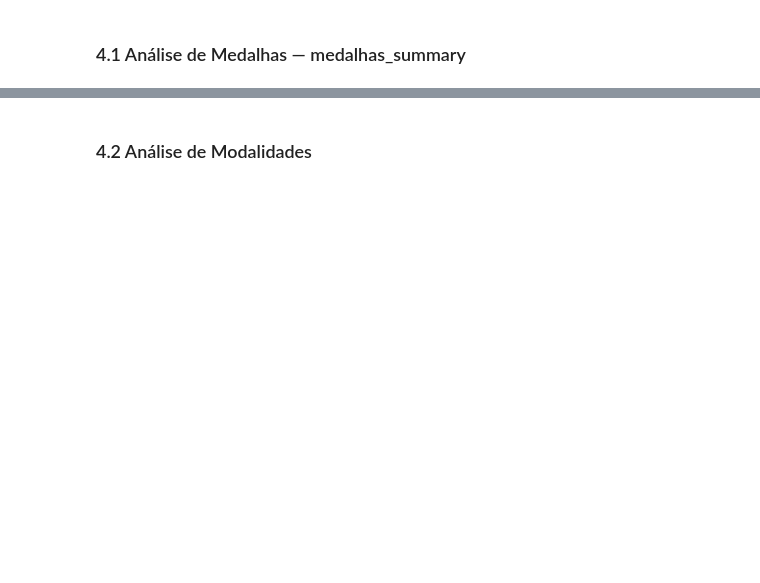
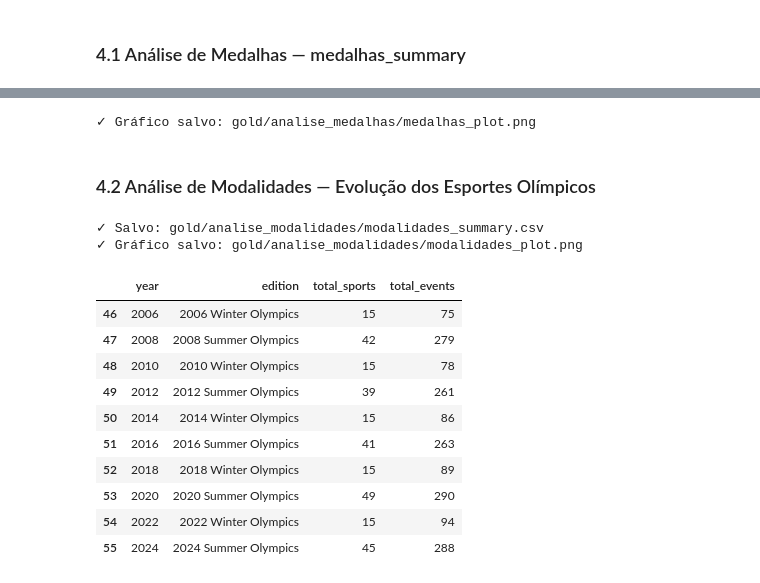
Before and after one commit to bergsantana/olympics_datalake, a Jupyter notebook: datalake_pipeline.ipynb, the cells around one changed output, grey strips where cells are left out. Saved outputs shown, nothing was run; the diff lists cells and outputs as text; code cells hidden in the pictures; blank space fills up the shorter version.

```diff
--- a/datalake_pipeline.ipynb
+++ b/datalake_pipeline.ipynb
@@ -551,25 +802,28 @@ medalhas_summary.head(15)
 # %%
-# Visualizacao: Top 15 paises
+# Visualização: Top 15 países por total de medalhas
 top15 = medalhas_summary.head(15).copy()
 
 fig, ax = plt.subplots(figsize=(14, 8))
+
 x = range(len(top15))
 width = 0.25
 
-ax.bar([i - width for i in x], top15['gold'], width, label='Ouro', color='#FFD700')
-ax.bar(x, top15['silver'], width, label='Prata', color='#C0C0C0')
-ax.bar([i + width for i in x], top15['bronze'], width, label='Bronze', color='#CD7F32')
+bars_gold = ax.bar([i - width for i in x], top15['gold'], width, label='Ouro', color='#FFD700')
+bars_silver = ax.bar(x, top15['silver'], width, label='Prata', color='#C0C0C0')
+bars_bronze = ax.bar([i + width for i in x], top15['bronze'], width, label='Bronze', color='#CD7F32')
 
-ax.set_xlabel('Pais', fontsize=12)
-ax.set_ylabel('Numero de Medalhas', fontsize=12)
-ax.set_title('Top 15 Paises - Medalhas Olimpicas (1896-2024)', fontsize=14, fontweight='bold')
+ax.set_xlabel('País', fontsize=12)
+ax.set_ylabel('Número de Medalhas', fontsize=12)
+ax.set_title('Top 15 Países — Medalhas Olímpicas (1896–2024)', fontsize=14, fontweight='bold')
 ax.set_xticks(x)
 ax.set_xticklabels(top15['country_noc'], rotation=45, ha='right')
 ax.legend()
 
 plt.tight_layout()
-plot_path = gold_medalhas_dir / 'medalhas_plot.png'
+plot_path = gold_medalhas_dir / "medalhas_plot.png"
 fig.savefig(plot_path, dpi=150, bbox_inches='tight')
-print(f'Grafico salvo: gold/analise_medalhas/medalhas_plot.png')
+print(f"✓ Gráfico salvo: gold/analise_medalhas/medalhas_plot.png")
 plt.show()
+# %% [output]
+✓ Gráfico salvo: gold/analise_medalhas/medalhas_plot.png
 # %%
@@ -602,33 +856,51 @@ print('Metadata analise medalhas salvo.')
 # %% [markdown]
-### 4.2 Análise de Modalidades
+### 4.2 Análise de Modalidades — Evolução dos Esportes Olímpicos
 # %%
-gold_mod_dir = GOLD_DIR / 'analise_modalidades'
+# Número de esportes e eventos por edição
+gold_mod_dir = GOLD_DIR / "analise_modalidades"
 ensure_dir(gold_mod_dir)
 
 modalidades_summary = df_modalidades.groupby(['year', 'edition']).agg(
     total_sports=('sport', 'nunique'),
     total_events=('event', 'nunique'),
 ).reset_index().sort_values('year')
 
-modalidades_summary.to_csv(gold_mod_dir / 'modalidades_summary.csv', index=False)
-print(f'Salvo: gold/analise_modalidades/modalidades_summary.csv')
+modalidades_summary.to_csv(gold_mod_dir / "modalidades_summary.csv", index=False)
+print(f"✓ Salvo: gold/analise_modalidades/modalidades_summary.csv")
 
-# Visualizacao
+# Visualização
 fig, ax1 = plt.subplots(figsize=(14, 6))
+
+# Separar Summer e Winter
 summer = modalidades_summary[modalidades_summary['edition'].str.contains('Summer')]
 winter = modalidades_summary[modalidades_summary['edition'].str.contains('Winter')]
 
-ax1.plot(summer['year'], summer['total_sports'], 'o-', color='#E63946', label='Esportes (Verao)', linewidth=2)
+ax1.plot(summer['year'], summer['total_sports'], 'o-', color='#E63946', label='Esportes (Verão)', linewidth=2)
 ax1.plot(winter['year'], winter['total_sports'], 's--', color='#457B9D', label='Esportes (Inverno)', linewidth=2)
 
 ax1.set_xlabel('Ano', fontsize=12)
-ax1.set_ylabel('Numero de Esportes', fontsize=12)
-ax1.set_title('Evolucao do Numero de Esportes Olimpicos (1896-2024)', fontsize=14, fontweight='bold')
+ax1.set_ylabel('Número de Esportes', fontsize=12)
+ax1.set_title('Evolução do Número de Esportes Olímpicos (1896–2024)', fontsize=14, fontweight='bold')
 ax1.legend(loc='upper left')
 
 plt.tight_layout()
-fig.savefig(gold_mod_dir / 'modalidades_plot.png', dpi=150, bbox_inches='tight')
-print(f'Grafico salvo: gold/analise_modalidades/modalidades_plot.png')
+fig.savefig(gold_mod_dir / "modalidades_plot.png", dpi=150, bbox_inches='tight')
+print(f"✓ Gráfico salvo: gold/analise_modalidades/modalidades_plot.png")
 plt.show()
+
 modalidades_summary.tail(10)
+# %% [output]
+✓ Salvo: gold/analise_modalidades/modalidades_summary.csv
+✓ Gráfico salvo: gold/analise_modalidades/modalidades_plot.png
+|  | year | edition | total_sports | total_events |
+| 46 | 2006 | 2006 Winter Olympics | 15 | 75 |
+| 47 | 2008 | 2008 Summer Olympics | 42 | 279 |
+| 48 | 2010 | 2010 Winter Olympics | 15 | 78 |
+| 49 | 2012 | 2012 Summer Olympics | 39 | 261 |
+| 50 | 2014 | 2014 Winter Olympics | 15 | 86 |
+| 51 | 2016 | 2016 Summer Olympics | 41 | 263 |
+| 52 | 2018 | 2018 Winter Olympics | 15 | 89 |
+| 53 | 2020 | 2020 Summer Olympics | 49 | 290 |
+| 54 | 2022 | 2022 Winter Olympics | 15 | 94 |
+| 55 | 2024 | 2024 Summer Olympics | 45 | 288 |
 # %%
```
Also changed, not shown: parts of 60 cells of this notebook.
